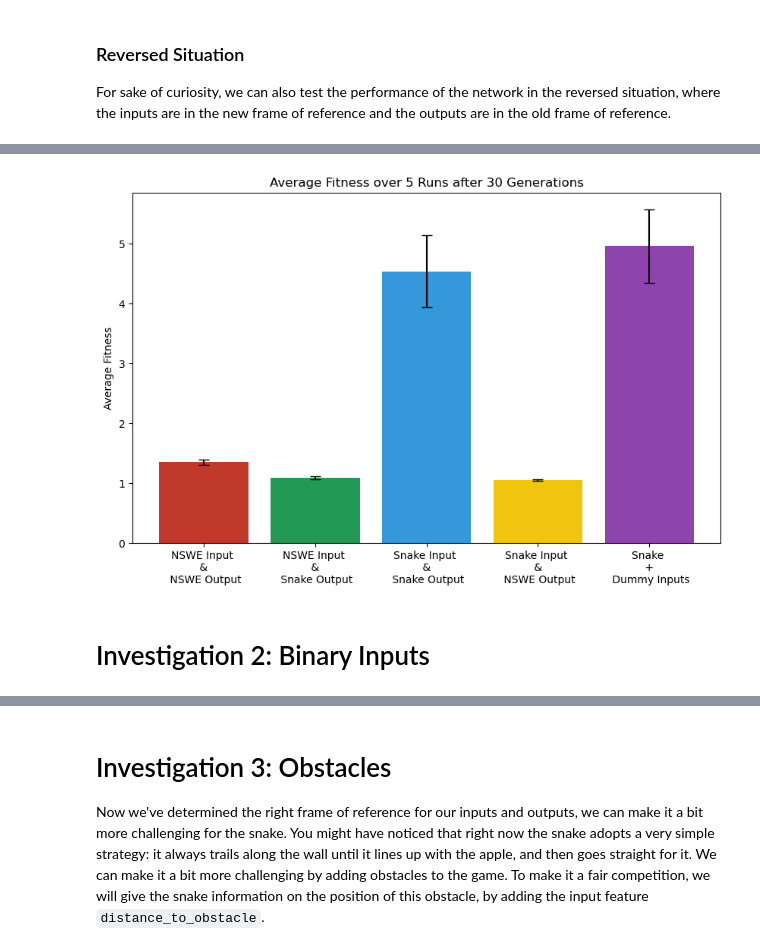
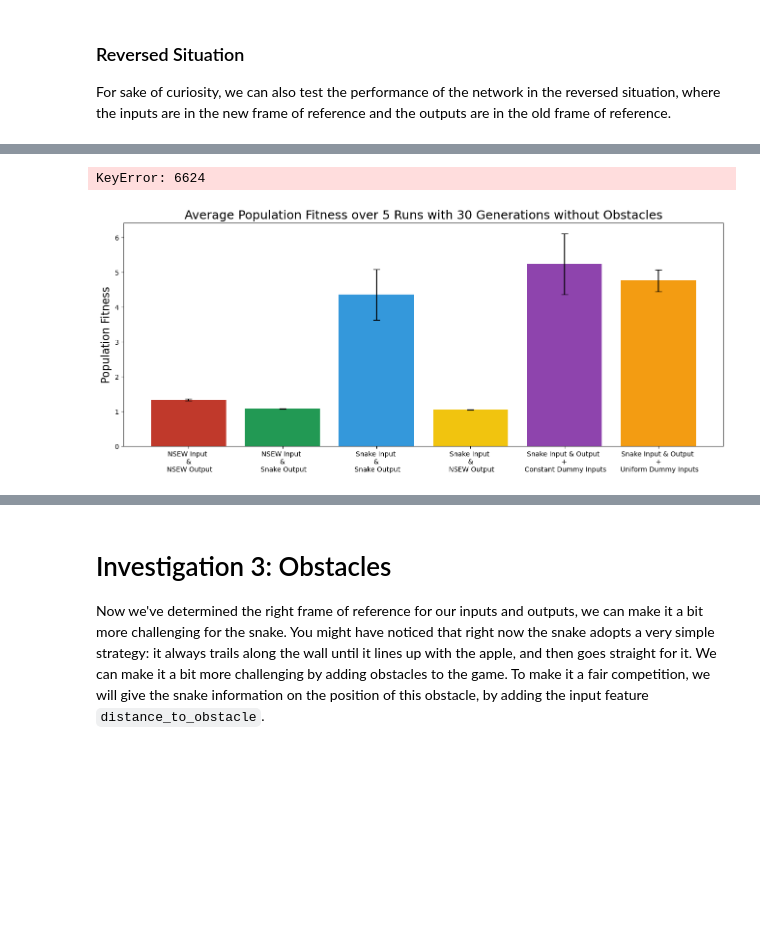
Before and after one commit to jasperpieterse/Brainy-Boa, a Jupyter notebook: brainy_boa.ipynb, the cells around one changed output, grey strips where cells are left out. Cells and saved outputs as stored; diff of their text form; code cells hidden in the pictures; blank space fills up the shorter version.

```diff
--- a/brainy_boa.ipynb
+++ b/brainy_boa.ipynb
@@ -365,5 +416,5 @@ We can see this works much better. However, the snake does learn faster, but it
 # %%
-SnakeV4 = SnakeGame(input_features= ['relative_wall', 'relative_body','relative_apple'],
+SnakeV4A = SnakeGame(input_features= ['relative_wall', 'relative_body','relative_apple'],
                           input_frame_of_reference= 'SNAKE',
                           output_frame_of_reference= 'SNAKE',
                           use_obstacles= False,
@@ -371,22 +422,22 @@ SnakeV4 = SnakeGame(input_features= ['relative_wall', 'relative_body','relative_
                           min_time_to_eat_apple= 50,
                           n_generations = 30,
                           time_interval= 200,
-                          checkpoint_interval= 1,
+                          checkpoint_interval= 10,
                           use_dummy_inputs= True)
 
 #Update the NEAT configuration file with the input and output features of the SnakeV0 [This needs to be done every time the input features are changed]
-print(SnakeV4.neat_params['input_output']['DefaultGenome'])
-update_config('config-neat','DefaultGenome', SnakeV4.neat_params['input_output']['DefaultGenome'])
+print(SnakeV4A.neat_params['input_output']['DefaultGenome'])
+update_config('config-neat','DefaultGenome', SnakeV4A.neat_params['input_output']['DefaultGenome'])
 
 #Run the NEAT algorithm
-SnakeV4_stats = SnakeV4.run_NEAT_repeated(neat_config_path)
-SnakeV4_winners = [stats.best_genome() for stats in SnakeV4_stats]
-best_run_idx = np.argmax([winner.fitness for winner in SnakeV4_winners])
-print(f"Best run: {best_run_idx} with fitness:§ {SnakeV4_winners[best_run_idx].fitness}")
+SnakeV4A_stats = SnakeV4A.run_NEAT_repeated(neat_config_path)
+SnakeV4A_winners = [stats.best_genome() for stats in SnakeV4A_stats]
+best_run_idx = np.argmax([winner.fitness for winner in SnakeV4A_winners])
+print(f"Best run: {best_run_idx} with fitness:§ {SnakeV4A_winners[best_run_idx].fitness}")
 
 #Save results
-np.save(local_dir + '/' + Paths.RESULTS_PATH + 'SnakeV4_winners', SnakeV4_winners)
-np.save(local_dir + '/' + Paths.RESULTS_PATH + 'SnakeV4_stats', SnakeV4_stats)
+np.save(local_dir + '/' + Paths.RESULTS_PATH + 'SnakeV4A_winners', SnakeV4A_winners)
+np.save(local_dir + '/' + Paths.RESULTS_PATH + 'SnakeV4A_stats', SnakeV4A_stats)
 # %% [output]
 {'num_inputs': '12', 'num_outputs': '4'}
 Running NEAT algorithm, run 0
@@ -421,23 +518,39 @@ genome_2 = best_genomes[generation_nr_2]
+# %%
+generation_nr_1 = 15
+generation_nr_2 = -1 # -1 is the last generation
+
+# Get the best genome at every generation
+best_genomes = [g for g in SnakeV4B_stats[best_run_idx].most_fit_genomes]
+
+genome_1 = best_genomes[generation_nr_1]
+genome_2 = best_genomes[generation_nr_2]
+
+#uncomment one to test either genome_1 or genome_2
+# SnakeV4B.test_winner(genome_1, neat_config_path)
+# SnakeV4B.test_winner(genome_2, neat_config_path)
+# %% [output]
+KeyError: 6624
 # %%
-# Calculate average fitness and standard deviation over all runs
-average_fitness_V4= np.mean([np.array(stats.get_fitness_mean())[-1] for stats in SnakeV4_stats])
-std_fitness_V4 = np.std([np.array(stats.get_fitness_mean())[-1] for stats in SnakeV4_stats])
+# Calculate average fitness and standard deviation of the WHOLE POPULATION over all runs
+average_fitness_V4A= np.mean([np.array(stats.get_fitness_mean())[-1] for stats in SnakeV4A_stats])
+std_fitness_V4A = np.std([np.array(stats.get_fitness_mean())[-1] for stats in SnakeV4A_stats])
+
+average_fitness_V4B= np.mean([np.array(stats.get_fitness_mean())[-1] for stats in SnakeV4B_stats])
+std_fitness_V4B = np.std([np.array(stats.get_fitness_mean())[-1] for stats in SnakeV4B_stats])
 
 # Data to plot
-fitness_means = [average_fitness_baseline, average_fitness_V1, average_fitness_V2, average_fitness_V3, average_fitness_V4]
-fitness_stds = [std_fitness_baseline, std_fitness_V1, std_fitness_V2, std_fitness_V3, std_fitness_V4]
-labels = ['NSWE Input \n & \n NSWE Output', 'NSWE Input \n & \n Snake Output', 'Snake Input \n & \n Snake Output', 'Snake Input \n & \n NSWE Output', 'Snake \n + \n Dummy Inputs']
+fitness_means = [average_fitness_V0, average_fitness_V1, average_fitness_V2, average_fitness_V3,average_fitness_V4A, average_fitness_V4B]
+fitness_stds = [std_fitness_V0, std_fitness_V1, std_fitness_V2, std_fitness_V3, std_fitness_V4A, std_fitness_V4B]
+labels = ['NSEW Input \n & \n NSEW Output', 'NSEW Input \n & \n Snake Output', 'Snake Input \n & \n Snake Output', 'Snake Input \n & \n NSEW Output', 'Snake Input & Output \n + \n Constant Dummy Inputs', 'Snake Input & Output \n + \n Uniform Dummy Inputs']
 
 # Creating the bar plot
-fig, ax = plt.subplots(figsize=(10, 6))
-ax.bar(labels, fitness_means, yerr=fitness_stds, capsize=5, color=['#c0392b', '#229954', '#3498db', '#f1c40f', '#8e44ad'])
-ax.set_ylabel('Average Fitness')
-ax.set_title(f'Average Fitness over {SnakeV0.N_RUNS} Runs after {SnakeV0.N_GENERATIONS} Generations')
+fig, ax = plt.subplots(figsize=(16, 6))
+ax.bar(labels, fitness_means, yerr=fitness_stds, capsize=5, color=['#c0392b', '#229954', '#3498db', '#f1c40f', '#8e44ad', '#f39c12'])
+ax.set_ylabel('Population Fitness', size=16)
+ax.set_title(f'Average Population Fitness over {SnakeV0.N_RUNS} Runs with {SnakeV0.N_GENERATIONS} Generations without Obstacles', fontsize=18)
 
 # Show the plot
-plt.savefig(local_dir + '/' + Paths.RESULTS_PATH + '/fitness_comparison.png')
+plt.savefig(local_dir + '/' + Paths.RESULTS_PATH + '/Frame_Of_Reference_Without_Obstacles_Experiment_Average.png')
 plt.show()
 # %% [output]
-[figure, old version]
+[figure, new version]
-# %% [markdown]
-# Investigation 2: Binary Inputs
```
Also changed, not shown: parts of 46 cells of this notebook, 6 other files.
